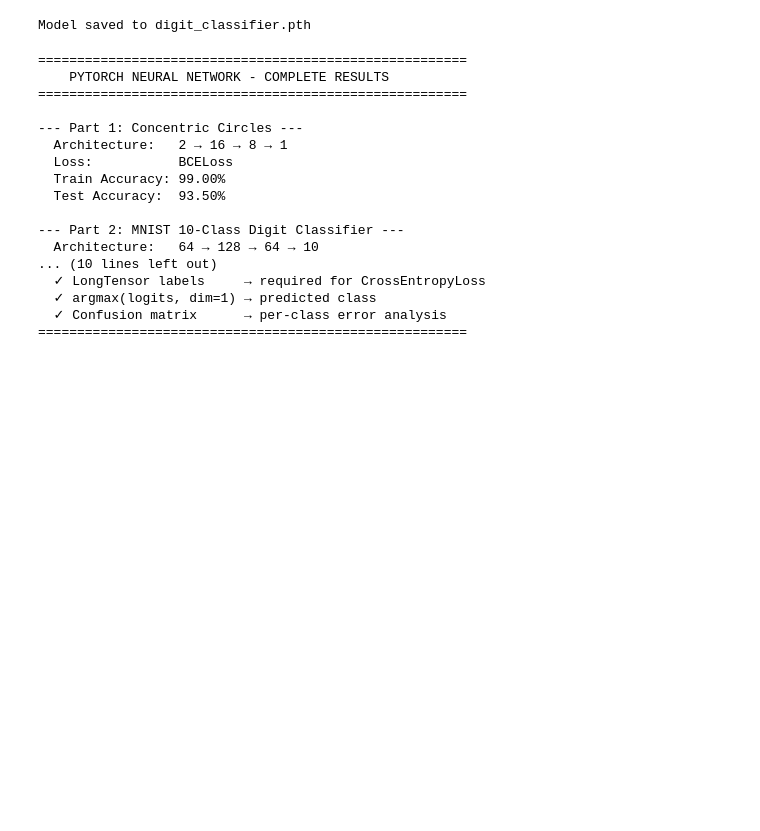
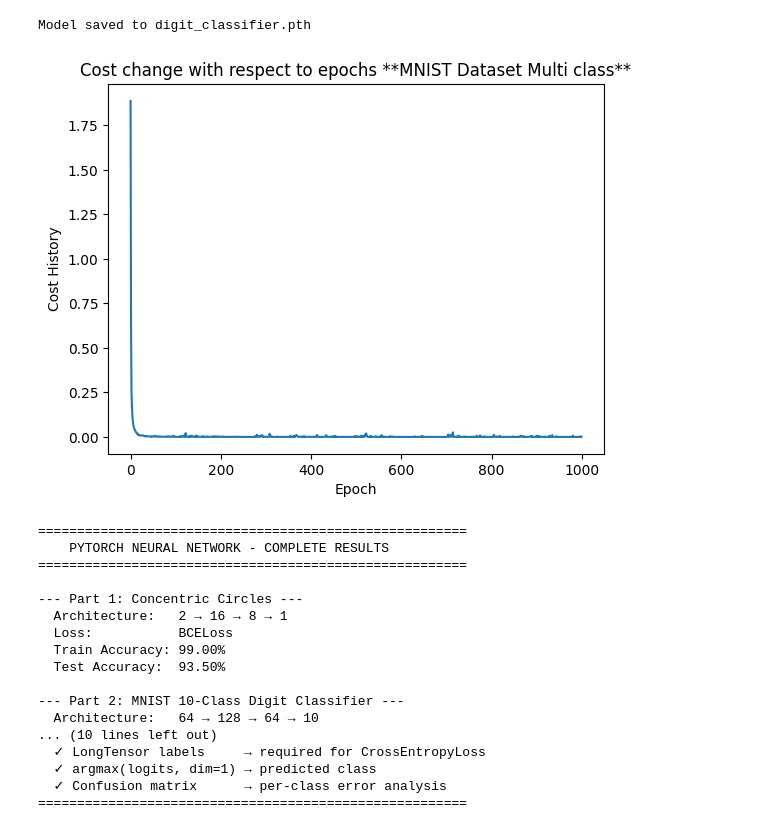
Before and after one commit to dikshantbisht1308/ml-fundamentals-pytorch, a Jupyter notebook: 03_neural_network_scratch/neural_networks_pytorch.ipynb, the cells around one changed output. Cells and saved outputs as stored; diff of their text form; code cells hidden in the pictures; blank space fills up the shorter version.

```diff
--- a/03_neural_network_scratch/neural_networks_pytorch.ipynb
+++ b/03_neural_network_scratch/neural_networks_pytorch.ipynb
@@ -493,6 +493,17 @@ torch.save(digit_model.state_dict(), 'digit_classifier.pth')
 print("Model saved to digit_classifier.pth")
 # %% [output]
 Model saved to digit_classifier.pth
+# %%
+# We can see the cost decreases as epoch increases,
+# We can also notice that after some epochs the cost does not decreas significantly as the model has already converged
+
+plt.plot(cost_history)
+plt.xlabel("Epoch")
+plt.ylabel("Cost History")
+plt.title("Cost change with respect to epochs **MNIST Dataset Multi class**")
+plt.show()
+# %% [output]
+[figure, added]
 # %%
 print("=" * 55)
 print("    PYTORCH NEURAL NETWORK - COMPLETE RESULTS")
```
Also changed, not shown: parts of 4 cells of this notebook, 3 other files.
